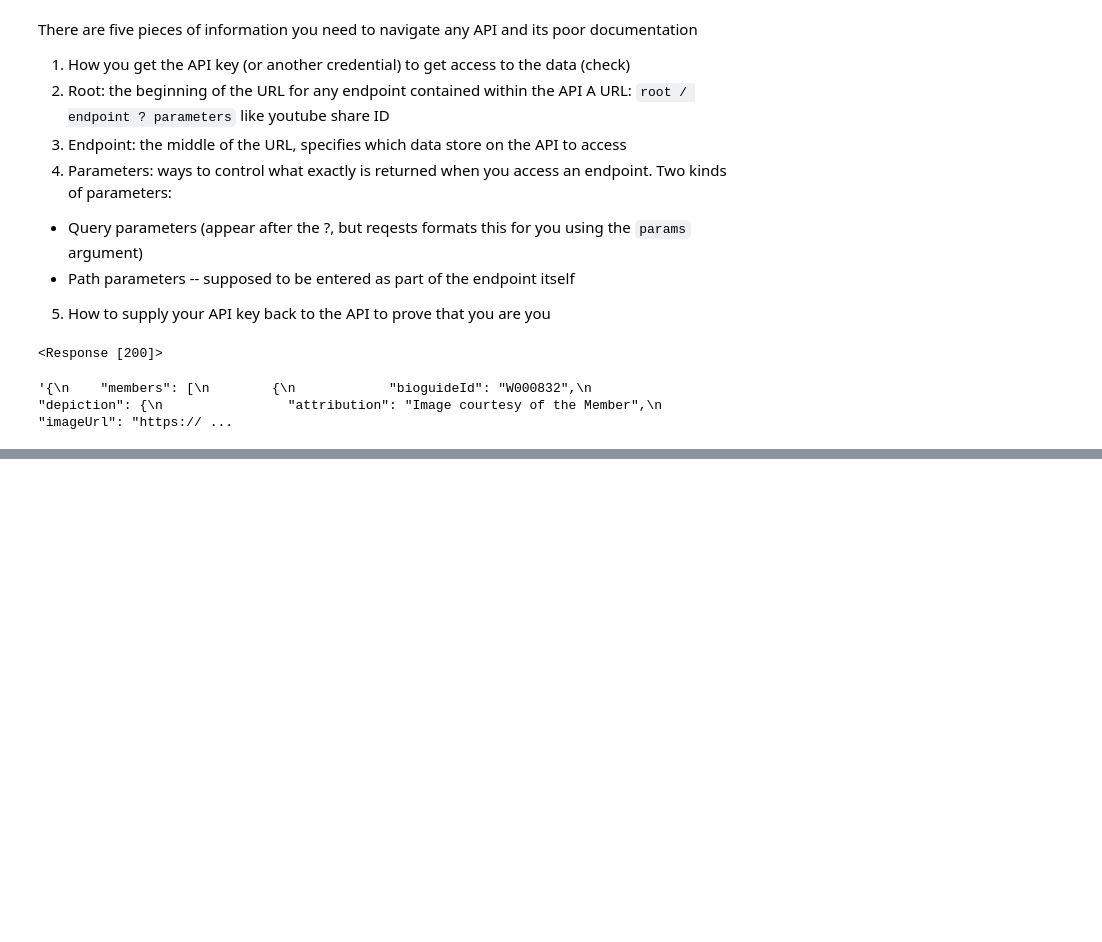
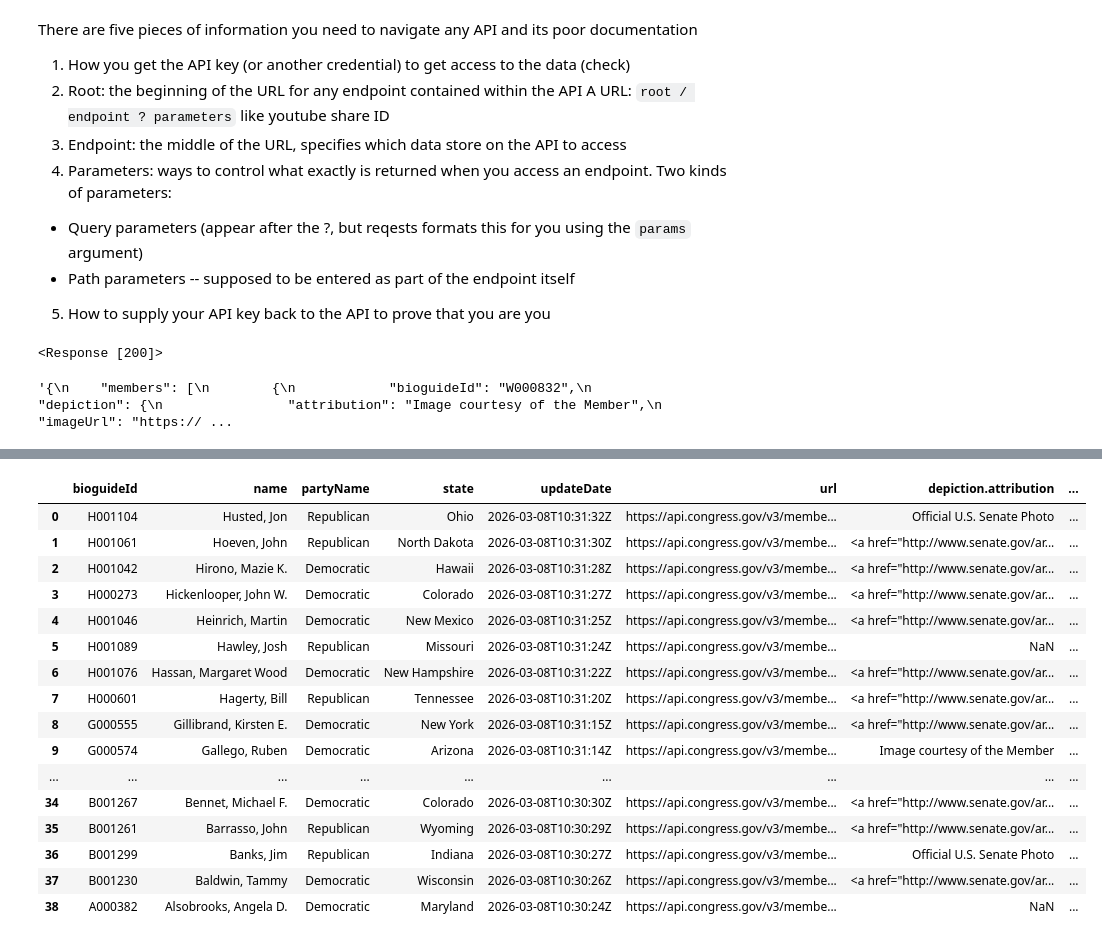
Before and after one commit to samspivak04/contrans2026correct, a Jupyter notebook: notebooks/demo_09_17_2026.ipynb, the cells around one changed output, grey strips where cells are left out. Saved outputs shown, nothing was run; the diff lists cells and outputs as text; code cells hidden in the pictures; blank space fills up the shorter version.

```diff
--- a/notebooks/demo_09_17_2026.ipynb
+++ b/notebooks/demo_09_17_2026.ipynb
@@ -58,0 +176,3 @@ r.json()
+# %%
+params['limit'] = '250'
+# params DO NOT WRITE THIS IT WILL EXPOSE YOUR KEY !!
@@ -58,0 +199,24 @@ r.json()
+# %%
+params['offset'] = '500'
+r = requests.get(root + endpoint, params=params, headers=headers)
+myjson = r.json()
+congress_df =  pd.json_normalize(myjson, record_path=['members'])
+congress_df
+# %% [output]
+|  | bioguideId | name | partyName | state | updateDate | url | depiction.attribution | ... |
+| 0 | H001104 | Husted, Jon | Republican | Ohio | 2026-03-08T10:31:32Z | https://api.congress.gov/v3/membe... | Official U.S. Senate Photo | ... |
+| 1 | H001061 | Hoeven, John | Republican | North Dakota | 2026-03-08T10:31:30Z | https://api.congress.gov/v3/membe... | <a href="http://www.senate.gov/ar... | ... |
+| 2 | H001042 | Hirono, Mazie K. | Democratic | Hawaii | 2026-03-08T10:31:28Z | https://api.congress.gov/v3/membe... | <a href="http://www.senate.gov/ar... | ... |
+| 3 | H000273 | Hickenlooper, John W. | Democratic | Colorado | 2026-03-08T10:31:27Z | https://api.congress.gov/v3/membe... | <a href="http://www.senate.gov/ar... | ... |
+| 4 | H001046 | Heinrich, Martin | Democratic | New Mexico | 2026-03-08T10:31:25Z | https://api.congress.gov/v3/membe... | <a href="http://www.senate.gov/ar... | ... |
+| 5 | H001089 | Hawley, Josh | Republican | Missouri | 2026-03-08T10:31:24Z | https://api.congress.gov/v3/membe... | NaN | ... |
+| 6 | H001076 | Hassan, Margaret Wood | Democratic | New Hampshire | 2026-03-08T10:31:22Z | https://api.congress.gov/v3/membe... | <a href="http://www.senate.gov/ar... | ... |
+| 7 | H000601 | Hagerty, Bill | Republican | Tennessee | 2026-03-08T10:31:20Z | https://api.congress.gov/v3/membe... | <a href="http://www.senate.gov/ar... | ... |
+| 8 | G000555 | Gillibrand, Kirsten E. | Democratic | New York | 2026-03-08T10:31:15Z | https://api.congress.gov/v3/membe... | <a href="http://www.senate.gov/ar... | ... |
+| 9 | G000574 | Gallego, Ruben | Democratic | Arizona | 2026-03-08T10:31:14Z | https://api.congress.gov/v3/membe... | Image courtesy of the Member | ... |
+| ... | ... | ... | ... | ... | ... | ... | ... | ... |
+| 34 | B001267 | Bennet, Michael F. | Democratic | Colorado | 2026-03-08T10:30:30Z | https://api.congress.gov/v3/membe... | <a href="http://www.senate.gov/ar... | ... |
+| 35 | B001261 | Barrasso, John | Republican | Wyoming | 2026-03-08T10:30:29Z | https://api.congress.gov/v3/membe... | <a href="http://www.senate.gov/ar... | ... |
+| 36 | B001299 | Banks, Jim | Republican | Indiana | 2026-03-08T10:30:27Z | https://api.congress.gov/v3/membe... | Official U.S. Senate Photo | ... |
+| 37 | B001230 | Baldwin, Tammy | Democratic | Wisconsin | 2026-03-08T10:30:26Z | https://api.congress.gov/v3/membe... | <a href="http://www.senate.gov/ar... | ... |
+| 38 | A000382 | Alsobrooks, Angela D. | Democratic | Maryland | 2026-03-08T10:30:24Z | https://api.congress.gov/v3/membe... | NaN | ... |
```
Also changed, not shown: parts of 12 cells of this notebook.
